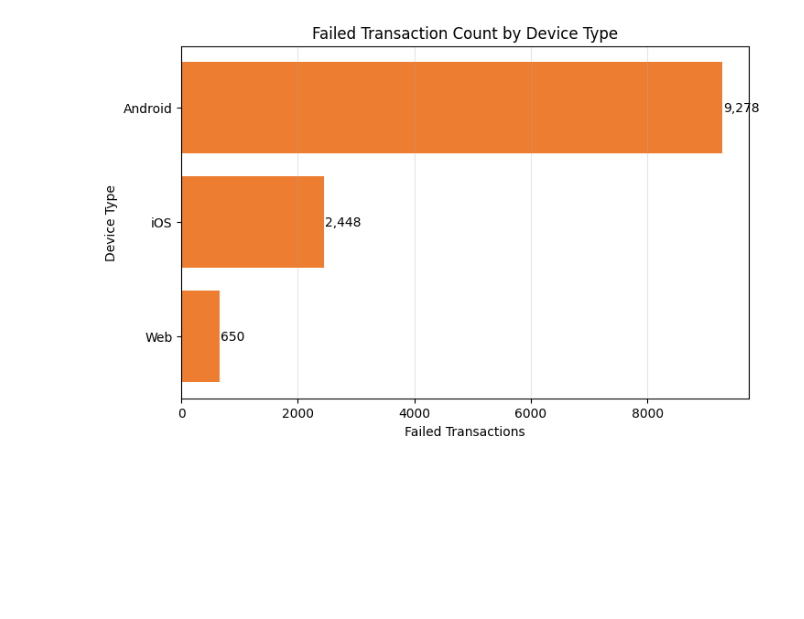
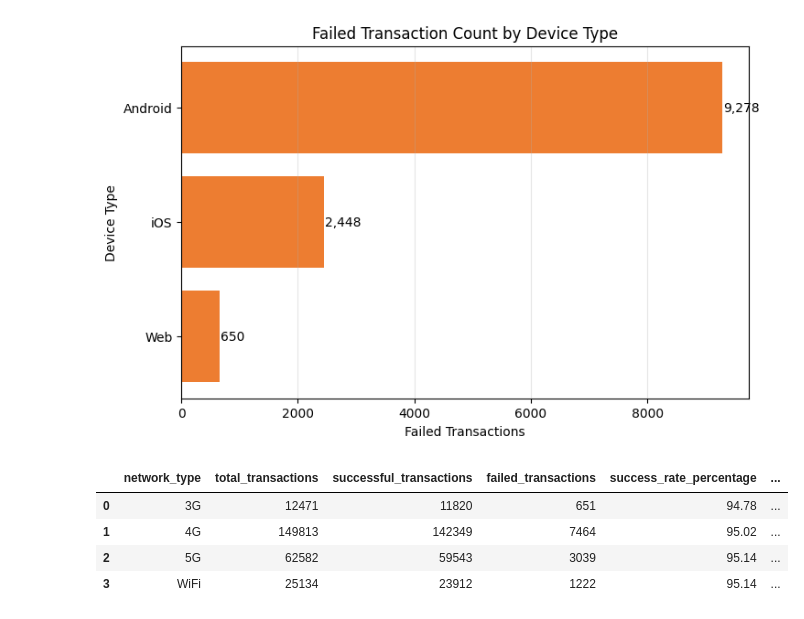
Before and after one commit to KaviyaVelmurugan/upi-transaction-intelligence-platform, a Jupyter notebook: notebooks/02_eda.ipynb, the cells around one changed output. Cells and saved outputs as stored; diff of their text form; code cells hidden in the pictures; blank space fills up the shorter version.

```diff
--- a/notebooks/02_eda.ipynb
+++ b/notebooks/02_eda.ipynb
@@ -1653,3 +1653,12 @@ for bar in bars:
 plt.show()
 # %% [output]
 [figure]
+# %%
+network_status = build_status_summary(df, "network_type")
+network_status
+# %% [output]
+|  | network_type | total_transactions | successful_transactions | failed_transactions | success_rate_percentage | ... |
+| 0 | 3G | 12471 | 11820 | 651 | 94.78 | ... |
+| 1 | 4G | 149813 | 142349 | 7464 | 95.02 | ... |
+| 2 | 5G | 62582 | 59543 | 3039 | 95.14 | ... |
+| 3 | WiFi | 25134 | 23912 | 1222 | 95.14 | ... |
```
Also changed, not shown: parts of 1 cell of this notebook, 1 other file.
